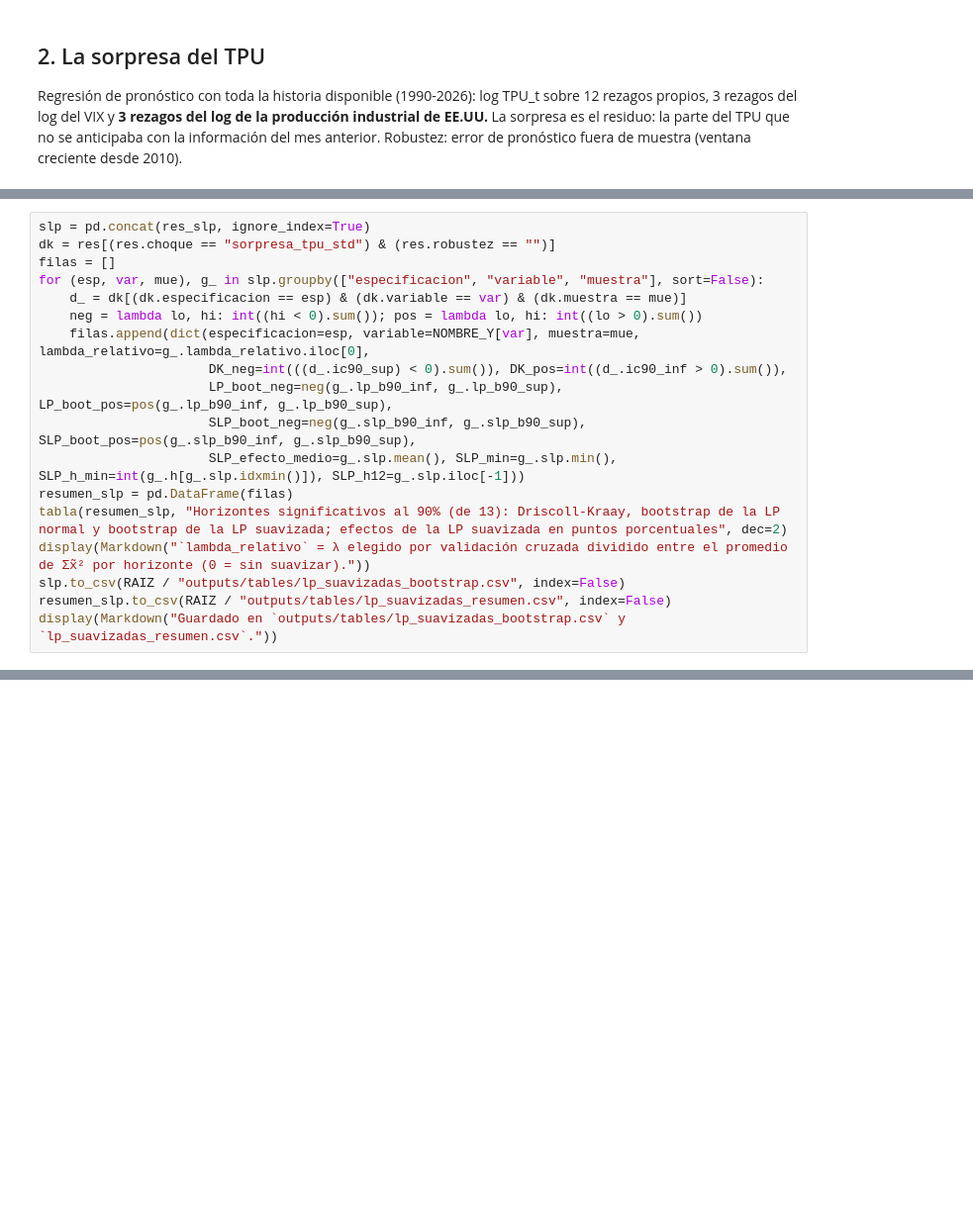
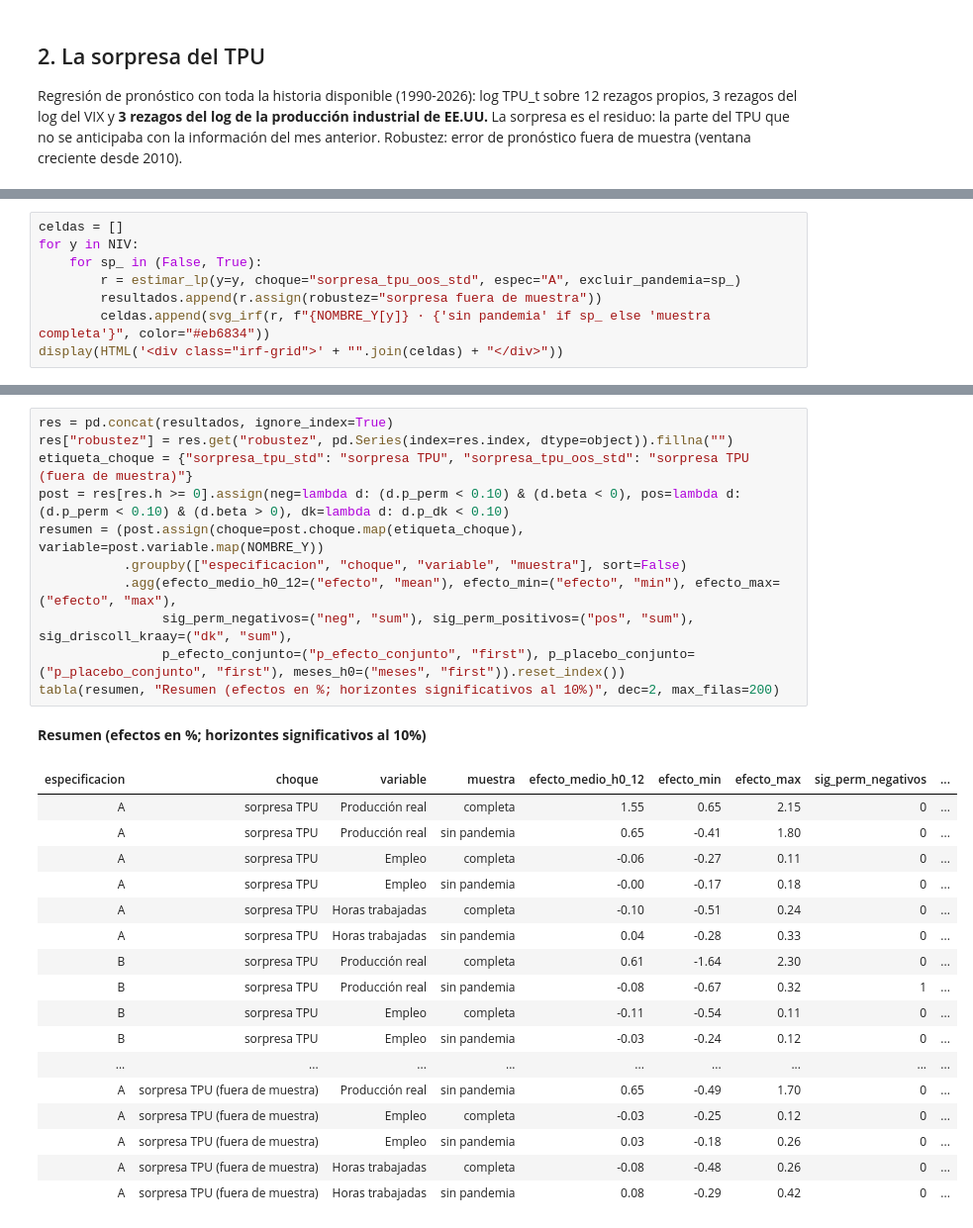
Before and after one commit to aabermejoq/Incertidumbre-Comercial, a Jupyter notebook: code/Python/02_local_projections.ipynb, the cells around one changed output, grey strips where cells are left out. Shown at 99% size. Cells and saved outputs as stored; diff of their text form; blank space fills up the shorter version.

```diff
--- a/code/Python/02_local_projections.ipynb
+++ b/code/Python/02_local_projections.ipynb
@@ -560,18 +298,0 @@ Un horizonte cuenta como significativo si su intervalo bootstrap de 90% no inclu
-# %%
-slp = pd.concat(res_slp, ignore_index=True)
-dk = res[(res.choque == "sorpresa_tpu_std") & (res.robustez == "")]
-filas = []
-for (esp, var, mue), g_ in slp.groupby(["especificacion", "variable", "muestra"], sort=False):
-    d_ = dk[(dk.especificacion == esp) & (dk.variable == var) & (dk.muestra == mue)]
-    neg = lambda lo, hi: int((hi < 0).sum()); pos = lambda lo, hi: int((lo > 0).sum())
-    filas.append(dict(especificacion=esp, variable=NOMBRE_Y[var], muestra=mue, lambda_relativo=g_.lambda_relativo.iloc[0],
-                      DK_neg=int(((d_.ic90_sup) < 0).sum()), DK_pos=int((d_.ic90_inf > 0).sum()),
-                      LP_boot_neg=neg(g_.lp_b90_inf, g_.lp_b90_sup), LP_boot_pos=pos(g_.lp_b90_inf, g_.lp_b90_sup),
-                      SLP_boot_neg=neg(g_.slp_b90_inf, g_.slp_b90_sup), SLP_boot_pos=pos(g_.slp_b90_inf, g_.slp_b90_sup),
-                      SLP_efecto_medio=g_.slp.mean(), SLP_min=g_.slp.min(), SLP_h_min=int(g_.h[g_.slp.idxmin()]), SLP_h12=g_.slp.iloc[-1]))
-resumen_slp = pd.DataFrame(filas)
-tabla(resumen_slp, "Horizontes significativos al 90% (de 13): Driscoll-Kraay, bootstrap de la LP normal y bootstrap de la LP suavizada; efectos de la LP suavizada en puntos porcentuales", dec=2)
-display(Markdown("`lambda_relativo` = λ elegido por validación cruzada dividido entre el promedio de Σx̃² por horizonte (0 = sin suavizar)."))
-slp.to_csv(RAIZ / "outputs/tables/lp_suavizadas_bootstrap.csv", index=False)
-resumen_slp.to_csv(RAIZ / "outputs/tables/lp_suavizadas_resumen.csv", index=False)
-display(Markdown("Guardado en `outputs/tables/lp_suavizadas_bootstrap.csv` y `lp_suavizadas_resumen.csv`."))
@@ -594,0 +512,8 @@ Guardado en `outputs/tables/lp_suavizadas_bootstrap.csv` y `lp_suavizadas_resume
+# %%
+celdas = []
+for y in NIV:
+    for sp_ in (False, True):
+        r = estimar_lp(y=y, choque="sorpresa_tpu_oos_std", espec="A", excluir_pandemia=sp_)
+        resultados.append(r.assign(robustez="sorpresa fuera de muestra"))
+        celdas.append(svg_irf(r, f"{NOMBRE_Y[y]} · {'sin pandemia' if sp_ else 'muestra completa'}", color="#eb6834"))
+display(HTML('<div class="irf-grid">' + "".join(celdas) + "</div>"))
@@ -594,0 +549,30 @@ Guardado en `outputs/tables/lp_suavizadas_bootstrap.csv` y `lp_suavizadas_resume
+# %%
+res = pd.concat(resultados, ignore_index=True)
+res["robustez"] = res.get("robustez", pd.Series(index=res.index, dtype=object)).fillna("")
+etiqueta_choque = {"sorpresa_tpu_std": "sorpresa TPU", "sorpresa_tpu_oos_std": "sorpresa TPU (fuera de muestra)"}
+post = res[res.h >= 0].assign(neg=lambda d: (d.p_perm < 0.10) & (d.beta < 0), pos=lambda d: (d.p_perm < 0.10) & (d.beta > 0), dk=lambda d: d.p_dk < 0.10)
+resumen = (post.assign(choque=post.choque.map(etiqueta_choque), variable=post.variable.map(NOMBRE_Y))
+           .groupby(["especificacion", "choque", "variable", "muestra"], sort=False)
+           .agg(efecto_medio_h0_12=("efecto", "mean"), efecto_min=("efecto", "min"), efecto_max=("efecto", "max"),
+                sig_perm_negativos=("neg", "sum"), sig_perm_positivos=("pos", "sum"), sig_driscoll_kraay=("dk", "sum"),
+                p_efecto_conjunto=("p_efecto_conjunto", "first"), p_placebo_conjunto=("p_placebo_conjunto", "first"), meses_h0=("meses", "first")).reset_index())
+tabla(resumen, "Resumen (efectos en %; horizontes significativos al 10%)", dec=2, max_filas=200)
+# %% [output]
+**Resumen (efectos en %; horizontes significativos al 10%)**
+| especificacion | choque | variable | muestra | efecto_medio_h0_12 | efecto_min | efecto_max | sig_perm_negativos | ... |
+| A | sorpresa TPU | Producción real | completa | 1.55 | 0.65 | 2.15 | 0 | ... |
+| A | sorpresa TPU | Producción real | sin pandemia | 0.65 | -0.41 | 1.80 | 0 | ... |
+| A | sorpresa TPU | Empleo | completa | -0.06 | -0.27 | 0.11 | 0 | ... |
+| A | sorpresa TPU | Empleo | sin pandemia | -0.00 | -0.17 | 0.18 | 0 | ... |
+| A | sorpresa TPU | Horas trabajadas | completa | -0.10 | -0.51 | 0.24 | 0 | ... |
+| A | sorpresa TPU | Horas trabajadas | sin pandemia | 0.04 | -0.28 | 0.33 | 0 | ... |
+| B | sorpresa TPU | Producción real | completa | 0.61 | -1.64 | 2.30 | 0 | ... |
+| B | sorpresa TPU | Producción real | sin pandemia | -0.08 | -0.67 | 0.32 | 1 | ... |
+| B | sorpresa TPU | Empleo | completa | -0.11 | -0.54 | 0.11 | 0 | ... |
+| B | sorpresa TPU | Empleo | sin pandemia | -0.03 | -0.24 | 0.12 | 0 | ... |
+| ... | ... | ... | ... | ... | ... | ... | ... | ... |
+| A | sorpresa TPU (fuera de muestra) | Producción real | sin pandemia | 0.65 | -0.49 | 1.70 | 0 | ... |
+| A | sorpresa TPU (fuera de muestra) | Empleo | completa | -0.03 | -0.25 | 0.12 | 0 | ... |
+| A | sorpresa TPU (fuera de muestra) | Empleo | sin pandemia | 0.03 | -0.18 | 0.26 | 0 | ... |
+| A | sorpresa TPU (fuera de muestra) | Horas trabajadas | completa | -0.08 | -0.48 | 0.26 | 0 | ... |
+| A | sorpresa TPU (fuera de muestra) | Horas trabajadas | sin pandemia | 0.08 | -0.29 | 0.42 | 0 | ... |
```
Also changed, not shown: parts of 40 cells of this notebook, 4 other files.
